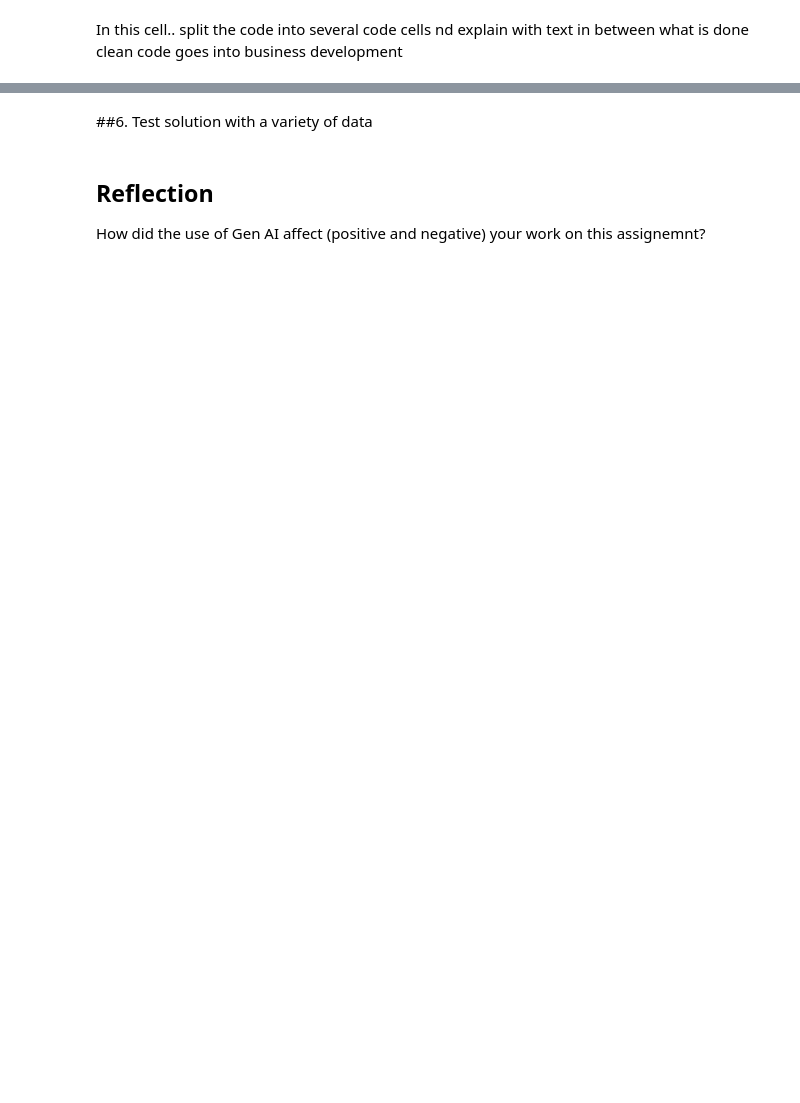
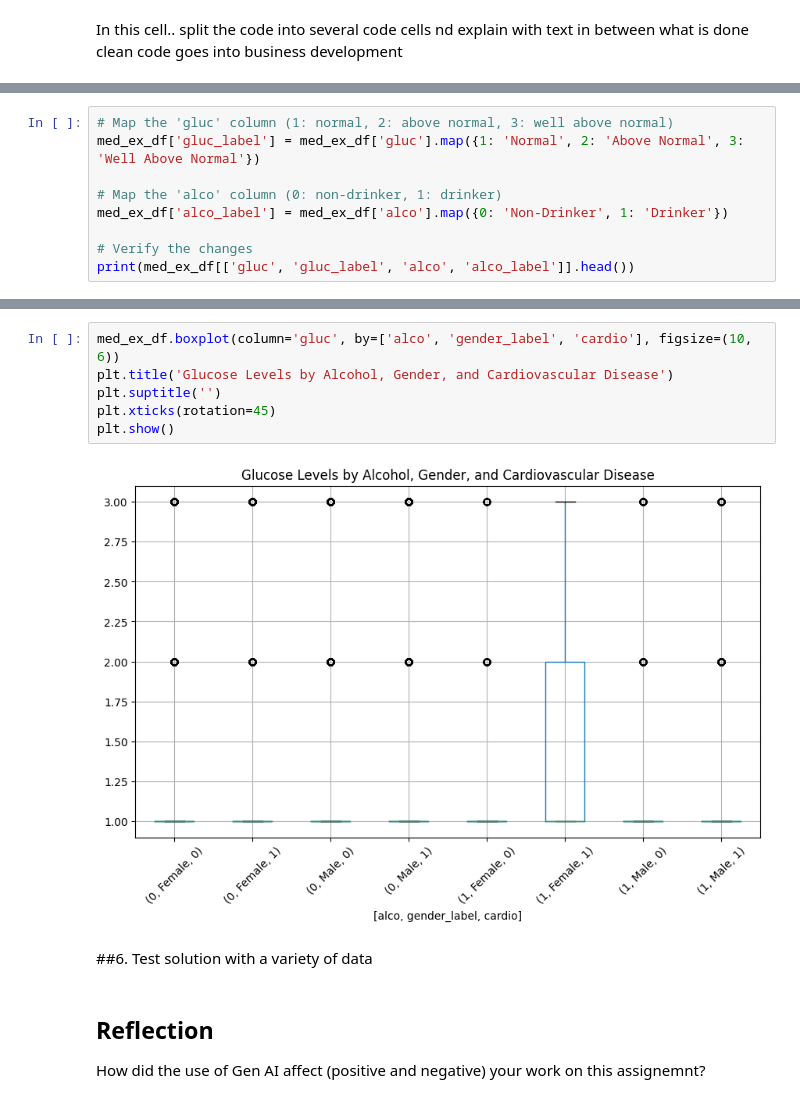
Before and after one commit to monikabuss/ISYS5002-2024-semester2, a Jupyter notebook: Code_Development_Colab.ipynb, the cells around one changed output, grey strips where cells are left out. Saved outputs shown, nothing was run; the diff lists cells and outputs as text; blank space fills up the shorter version.

```diff
--- a/Code_Development_Colab.ipynb
+++ b/Code_Development_Colab.ipynb
@@ -557,0 +1079,9 @@ conn.close()
+# %%
+# Map the 'gluc' column (1: normal, 2: above normal, 3: well above normal)
+med_ex_df['gluc_label'] = med_ex_df['gluc'].map({1: 'Normal', 2: 'Above Normal', 3: 'Well Above Normal'})
+
+# Map the 'alco' column (0: non-drinker, 1: drinker)
+med_ex_df['alco_label'] = med_ex_df['alco'].map({0: 'Non-Drinker', 1: 'Drinker'})
+
+# Verify the changes
+print(med_ex_df[['gluc', 'gluc_label', 'alco', 'alco_label']].head())
@@ -558,3 +1254,11 @@ conn.close()
+# %%
+med_ex_df.boxplot(column='gluc', by=['alco', 'gender_label', 'cardio'], figsize=(10, 6))
+plt.title('Glucose Levels by Alcohol, Gender, and Cardiovascular Disease')
+plt.suptitle('')
+plt.xticks(rotation=45)
+plt.show()
+# %% [output]
+[figure, added]
 # %% [markdown]
 ##6. Test solution with a variety of data
 # %% [markdown]
```
Also changed, not shown: parts of 100 cells of this notebook.
